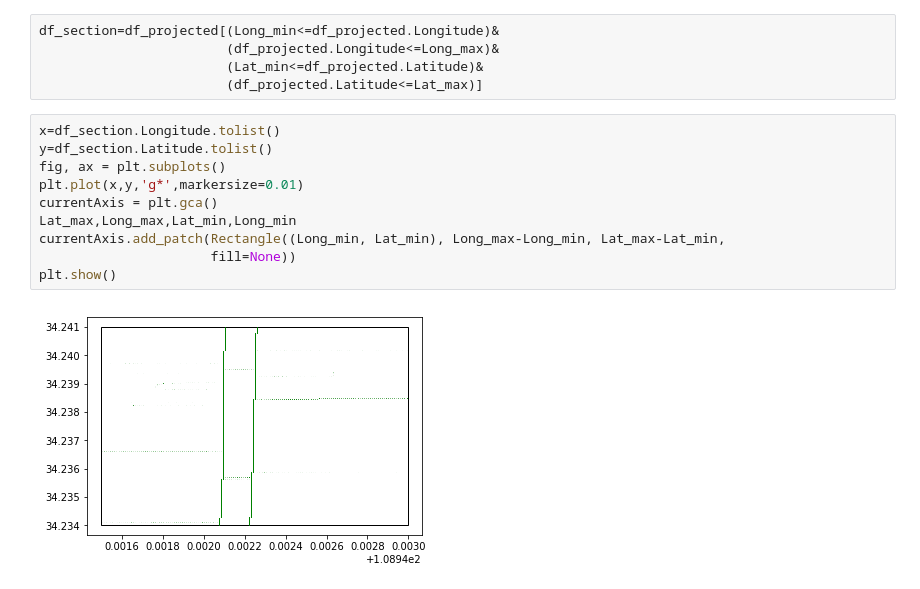
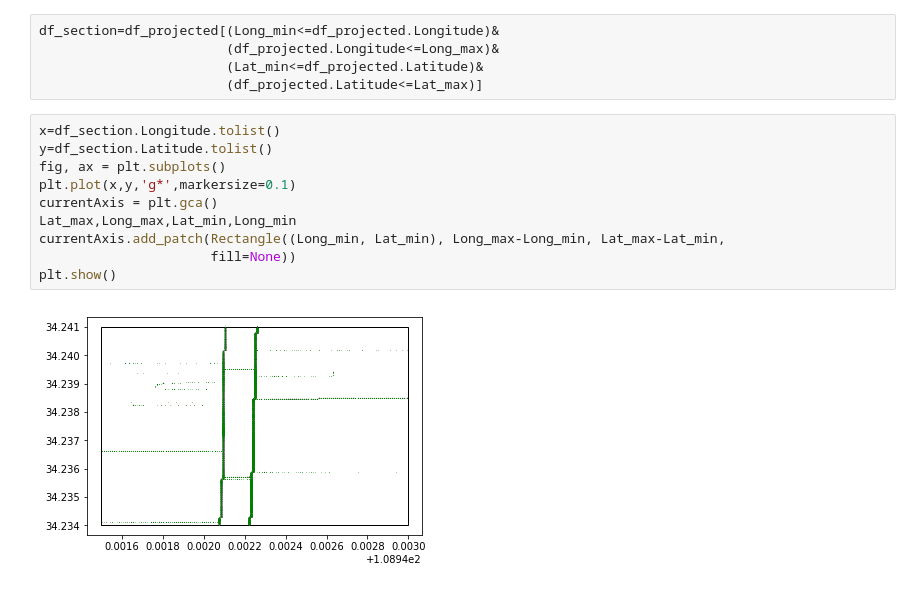
Before and after one commit to nicholasadam/TRANSFOR19, a Jupyter notebook: UrlToDataFrame.ipynb, the cells around one changed output. Saved outputs shown, nothing was run; the diff lists cells and outputs as text.

```diff
--- a/UrlToDataFrame.ipynb
+++ b/UrlToDataFrame.ipynb
@@ -89,12 +91,12 @@ df_section=df_projected[(Long_min<=df_projected.Longitude)&
 # %%
 x=df_section.Longitude.tolist()
 y=df_section.Latitude.tolist()
 fig, ax = plt.subplots()
-plt.plot(x,y,'g*',markersize=0.01)
+plt.plot(x,y,'g*',markersize=0.1)
 currentAxis = plt.gca()
 Lat_max,Long_max,Lat_min,Long_min
 currentAxis.add_patch(Rectangle((Long_min, Lat_min), Long_max-Long_min, Lat_max-Lat_min,
                       fill=None))
 plt.show()
 # %% [output]
-[figure, old version]
+[figure, new version]
```
Also changed, not shown: parts of 3 cells of this notebook.
